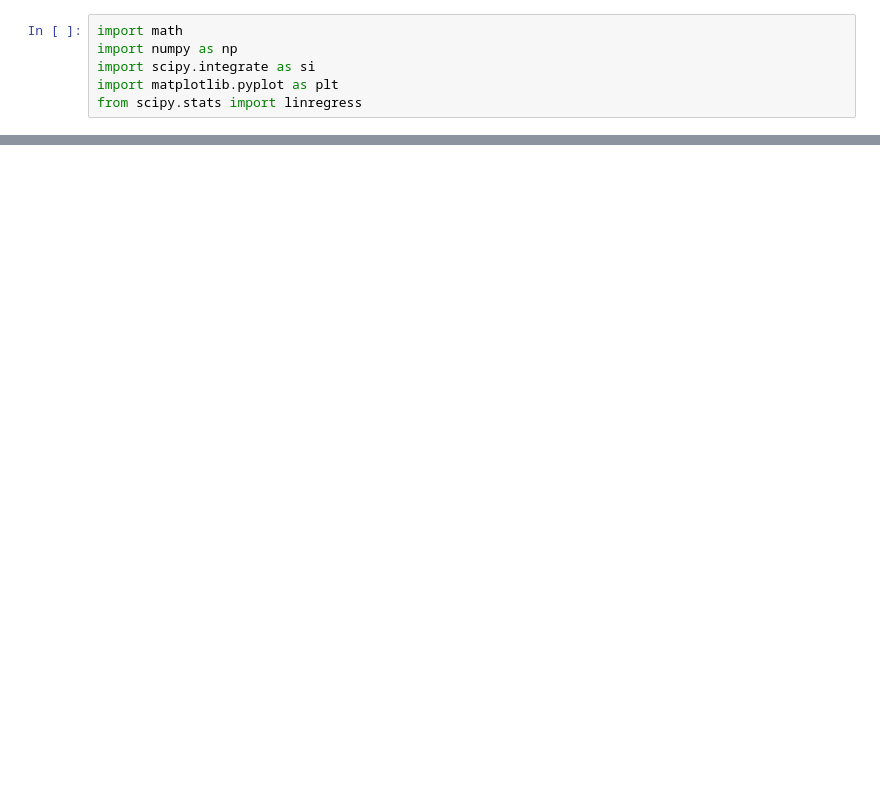
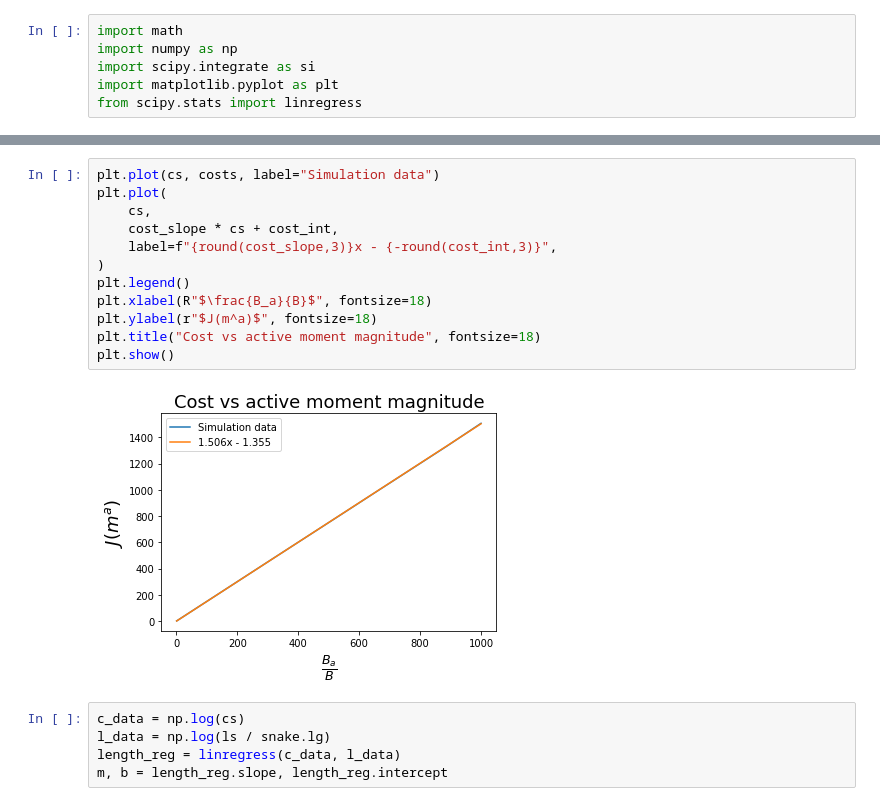
Before and after one commit to davenpi/stability, a Jupyter notebook: extended_torque.ipynb, the cells around one changed output, grey strips where cells are left out. Saved outputs shown, nothing was run; the diff lists cells and outputs as text; blank space fills up the shorter version.

```diff
--- a/extended_torque.ipynb
+++ b/extended_torque.ipynb
@@ -114,0 +123,19 @@ snake.lg
+# %%
+plt.plot(cs, costs, label="Simulation data")
+plt.plot(
+    cs,
+    cost_slope * cs + cost_int,
+    label=f"{round(cost_slope,3)}x - {-round(cost_int,3)}",
+)
+plt.legend()
+plt.xlabel(R"$\frac{B_a}{B}$", fontsize=18)
+plt.ylabel(r"$J(m^a)$", fontsize=18)
+plt.title("Cost vs active moment magnitude", fontsize=18)
+plt.show()
+# %% [output]
+[figure, added]
+# %%
+c_data = np.log(cs)
+l_data = np.log(ls / snake.lg)
+length_reg = linregress(c_data, l_data)
+m, b = length_reg.slope, length_reg.intercept
```
Also changed, not shown: parts of 22 cells of this notebook.
